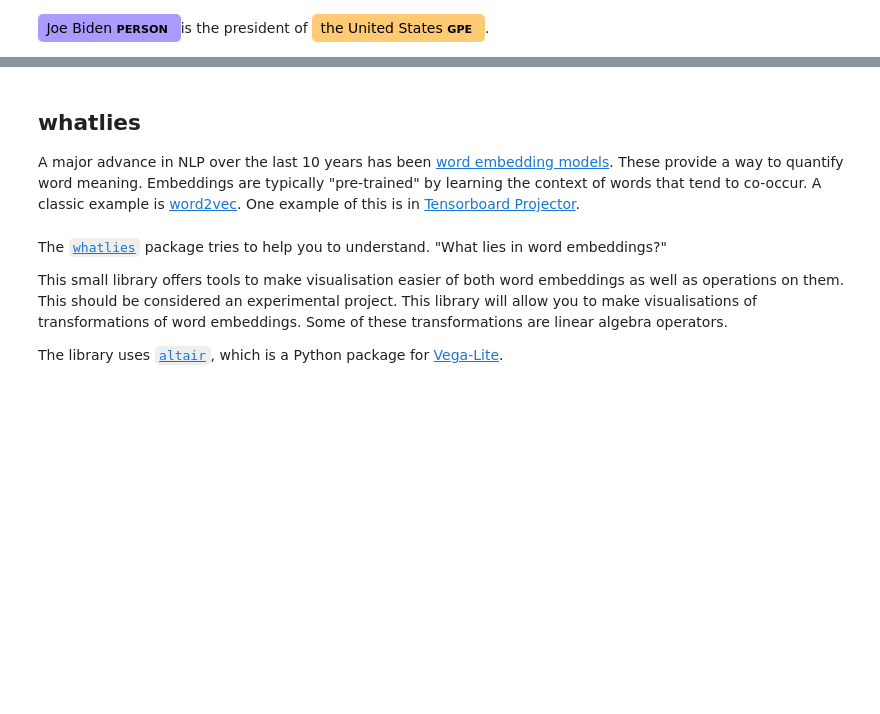
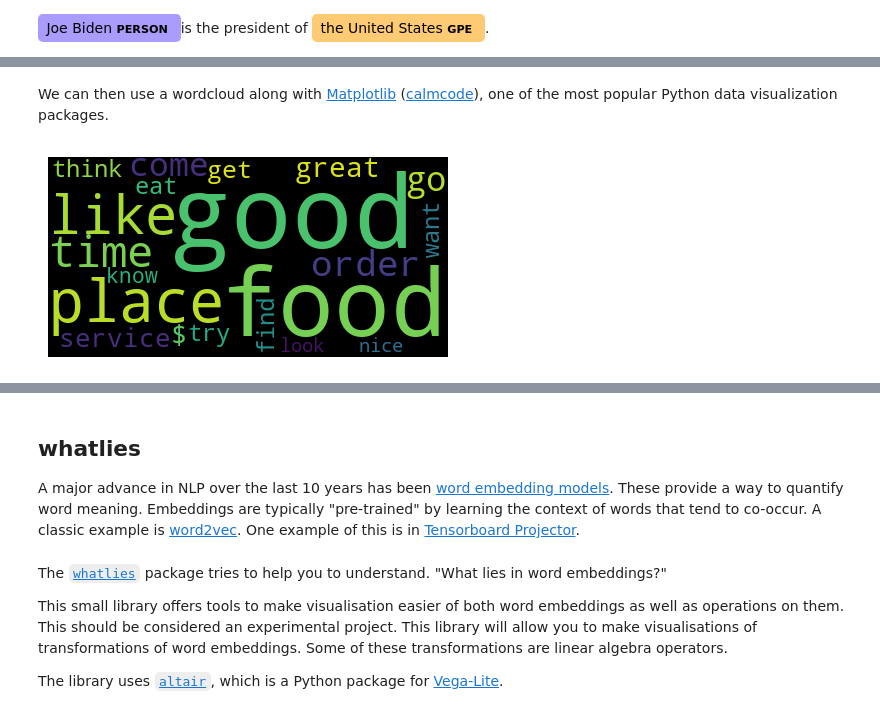
Before and after one commit to wesslen/nlp-spacy-visualizations, a Jupyter notebook: 01-spacy-visualizer.ipynb, the cells around one changed output, grey strips where cells are left out. Drawn from its saved outputs; the diff is of its cells as text; code cells hidden in the pictures; blank space fills up the shorter version.

```diff
--- a/01-spacy-visualizer.ipynb
+++ b/01-spacy-visualizer.ipynb
@@ -53,5 +94,8 @@ import pandas as pd
 
 df = pd.read_csv("ready.csv")
 
-df['text'][0]
+# list comprehension: see https://calmcode.io/comprehensions/introduction.html
+texts = [_ for _ in df['text']]
+print("This list has %s documents" % len(texts))
+texts[0]
 # %% [output]
@@ -58,0 +104,7 @@ df['text'][0]
+# %%
+# textacy has many helper functions with spaCy https://textacy.readthedocs.io/en/0.12.0/index.html
+import textacy
+corpus = textacy.Corpus("en_core_web_sm", data=texts)
+word_counts = corpus.word_counts(by="lemma_")
+top100 = sorted(word_counts.items(), key=lambda x: x[1], reverse=True)[:100]
+top100[0:10]
@@ -58,0 +122,15 @@ df['text'][0]
+# %% [markdown]
+We can then use a wordcloud along with [Matplotlib](https://matplotlib.org/) ([calmcode](https://calmcode.io/matplotlib/introduction.html)), one of the most popular Python data visualization packages.
+# %%
+import matplotlib.pyplot as plt
+from wordcloud import WordCloud
+
+WordCloud().generate_from_frequencies(dict(top100))
+plt.figure(figsize = (4, 4), facecolor = None)
+plt.imshow(wordcloud)
+plt.axis("off")
+plt.tight_layout(pad = 0)
+
+plt.show()
+# %% [output]
+[figure, added]
```
Also changed, not shown: parts of 20 cells of this notebook.
